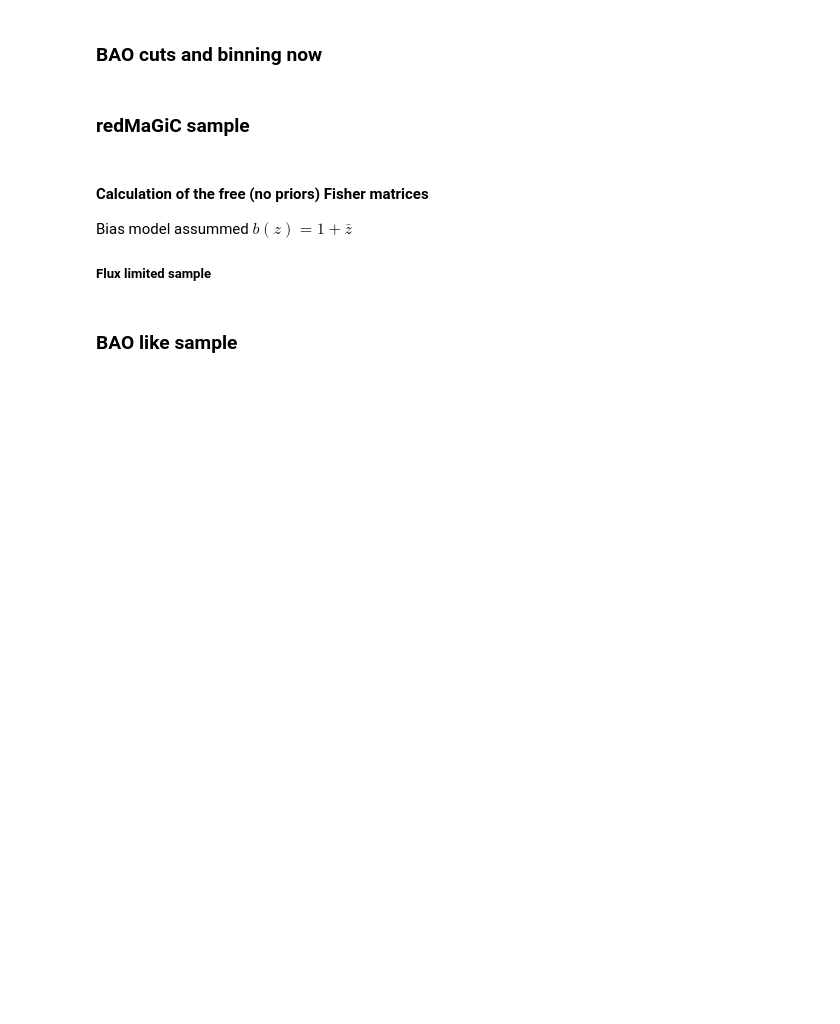
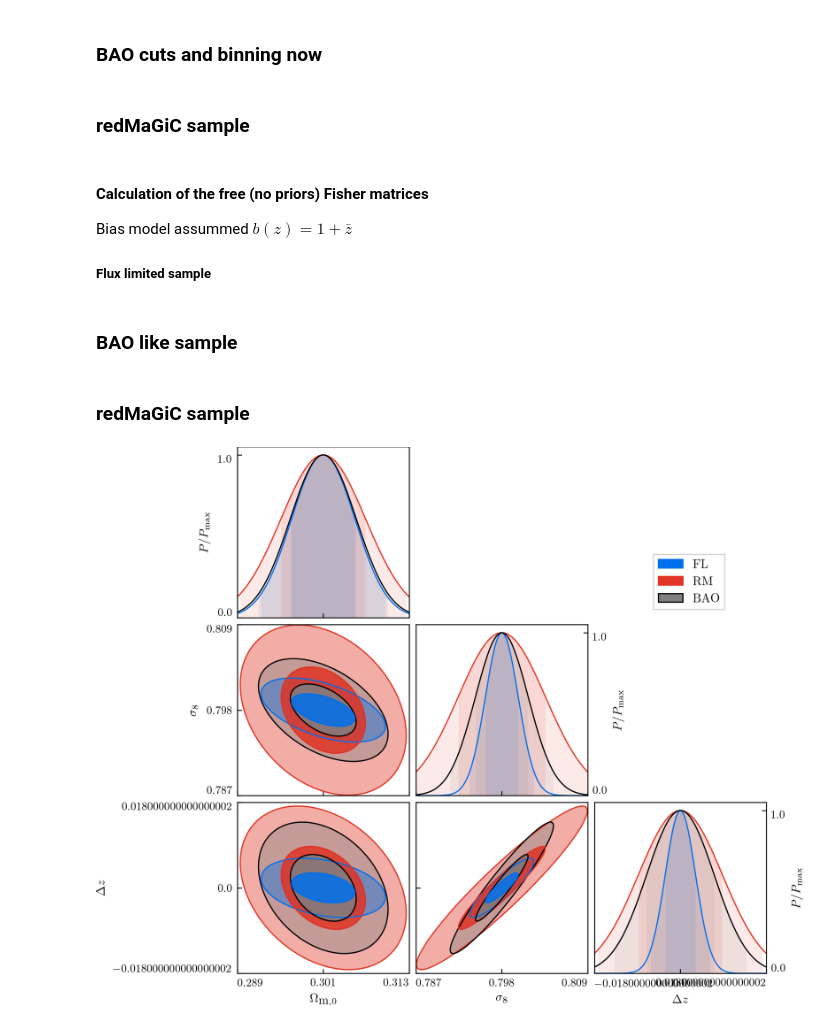
Before and after one commit to dtanoglidis/Photo_z_samples, a Jupyter notebook: Forecasts_from_data.ipynb, the cells around one changed output. Drawn from its saved outputs; the diff is of its cells as text; code cells hidden in the pictures; blank space fills up the shorter version.

```diff
--- a/Forecasts_from_data.ipynb
+++ b/Forecasts_from_data.ipynb
@@ -203,8 +197,8 @@ for k in range(0,5):
     n_z = bin_sp(z - Dz)   # this is the normalized n(z) in the range (0.0,4.0)
 
     # Calculate the derivative now
-    Dz_up = Dz + 0.001
-    Dz_down = Dz - 0.001
+    Dz_up = Dz + 0.01
+    Dz_down = Dz - 0.01
 
     n_z_up = bin_sp(z - Dz_up);n_z_down = bin_sp(z - Dz_down)
     dn_dDz = (n_z_up - n_z_down)/(Dz_up - Dz_down)
@@ -242,10 +236,12 @@ for k in range(0,5):
     n_z = bin_sp(z - Dz)   # this is the normalized n(z) in the range (0.0,4.0)
 
     # Calculate the derivative now
-    Dz_up = Dz + 0.001
-    Dz_down = Dz - 0.001
+    Dz_up = Dz + 0.01
+    Dz_down = Dz - 0.01
 
     n_z_up = bin_sp(z - Dz_up);n_z_down = bin_sp(z - Dz_down)
     dn_dDz = (n_z_up - n_z_down)/(Dz_up - Dz_down)
 
     Fisher_BAO_free += FSB(mean_z, bias, n_z, dn_dDz, f_sky, N_gal)
+# %% [markdown]
+### redMaGiC sample
@@ -252,20 +285,25 @@ for k in range(0,5):
 # %%
 param_names = ['$\Omega_{\mbox{m},0}$', '$\sigma_8$', '$\Delta z$']
-fiducial = [0.301, 0.798, 0.0]
+fiducial = [0.301, 0.798, 0]
 matrix_1 = Fisher_FL_free
-matrix_2 = Fisher_BAO_free
+matrix_2 = Fisher_RM_free
+matrix_3 = Fisher_BAO_free
 
 fisher_1 = fm.fisher_matrix( fisher_matrix=matrix_1, fiducial = fiducial, param_names=param_names )
 fisher_2 = fm.fisher_matrix( fisher_matrix=matrix_2, fiducial = fiducial, param_names=param_names )
+fisher_3 = fm.fisher_matrix( fisher_matrix=matrix_3, fiducial = fiducial, param_names=param_names )
 fisher_1.name = 'FL'
-fisher_2.name = 'BAO'
+fisher_2.name = 'RM'
+fisher_3.name = 'BAO'
 
 fisher_list = fpa.CosmicFish_FisherAnalysis()
-fisher_list.add_fisher_matrix([fisher_1,fisher_2])
+fisher_list.add_fisher_matrix([fisher_1,fisher_2, fisher_3])
 fisher_plotter = fp.CosmicFishPlotter(fishers=fisher_list)
 
 fisher_plotter.new_plot()
 fisher_plotter.plot_tri()
 #fisher_plotter.export('FL_and_RM.pdf', dpi=100)
-fisher_plotter.export('FL_and_RM.png', dpi=100)
-IPython.display.Image(filename='FL_and_RM.png',unconfined=True)
+#fisher_plotter.export('FL_and_RM.png', dpi=100)
+#IPython.display.Image(filename='FL_and_RM.png',unconfined=True)
+# %% [output]
+[figure, added]
```
Also changed, not shown: parts of 2 cells of this notebook.
